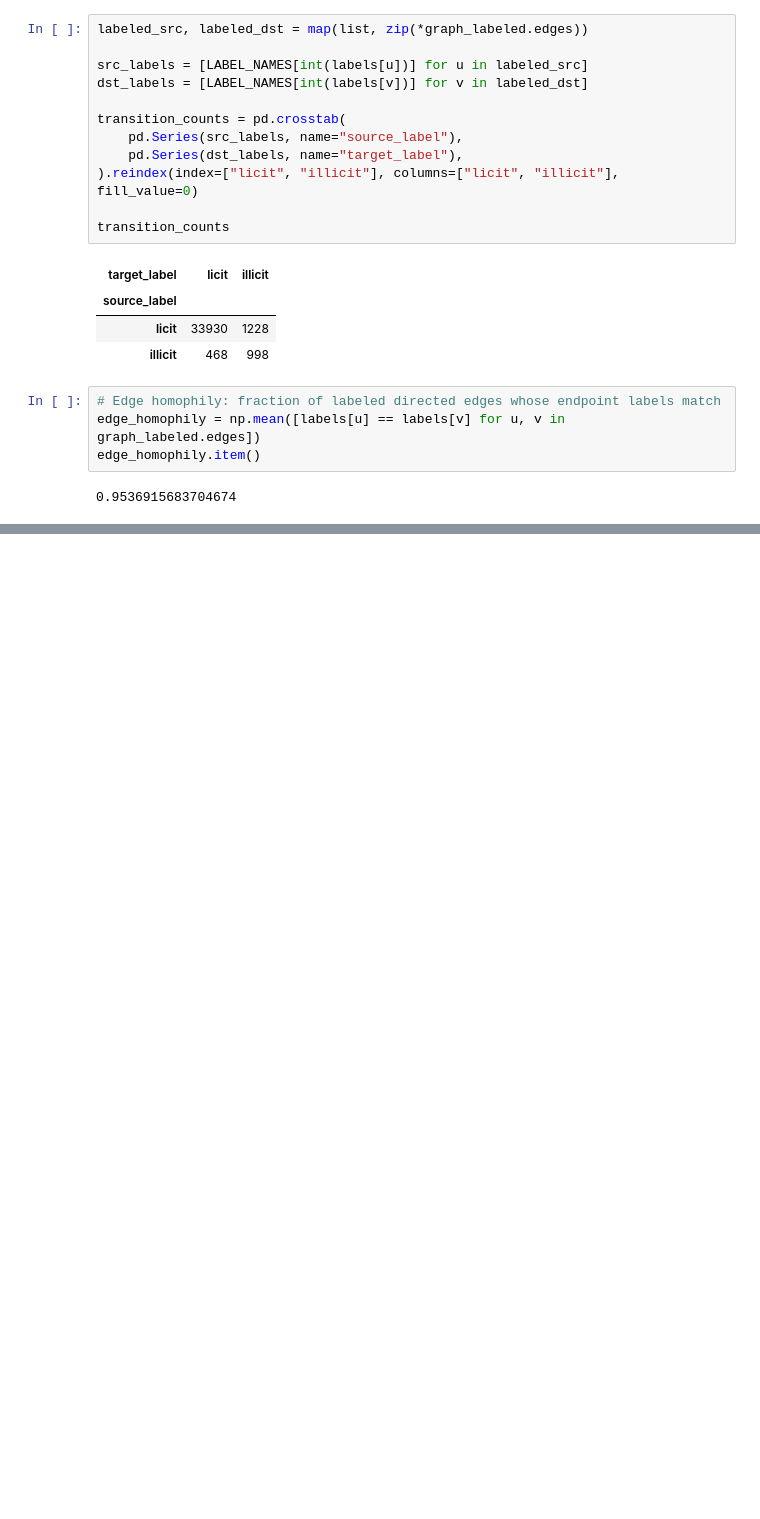
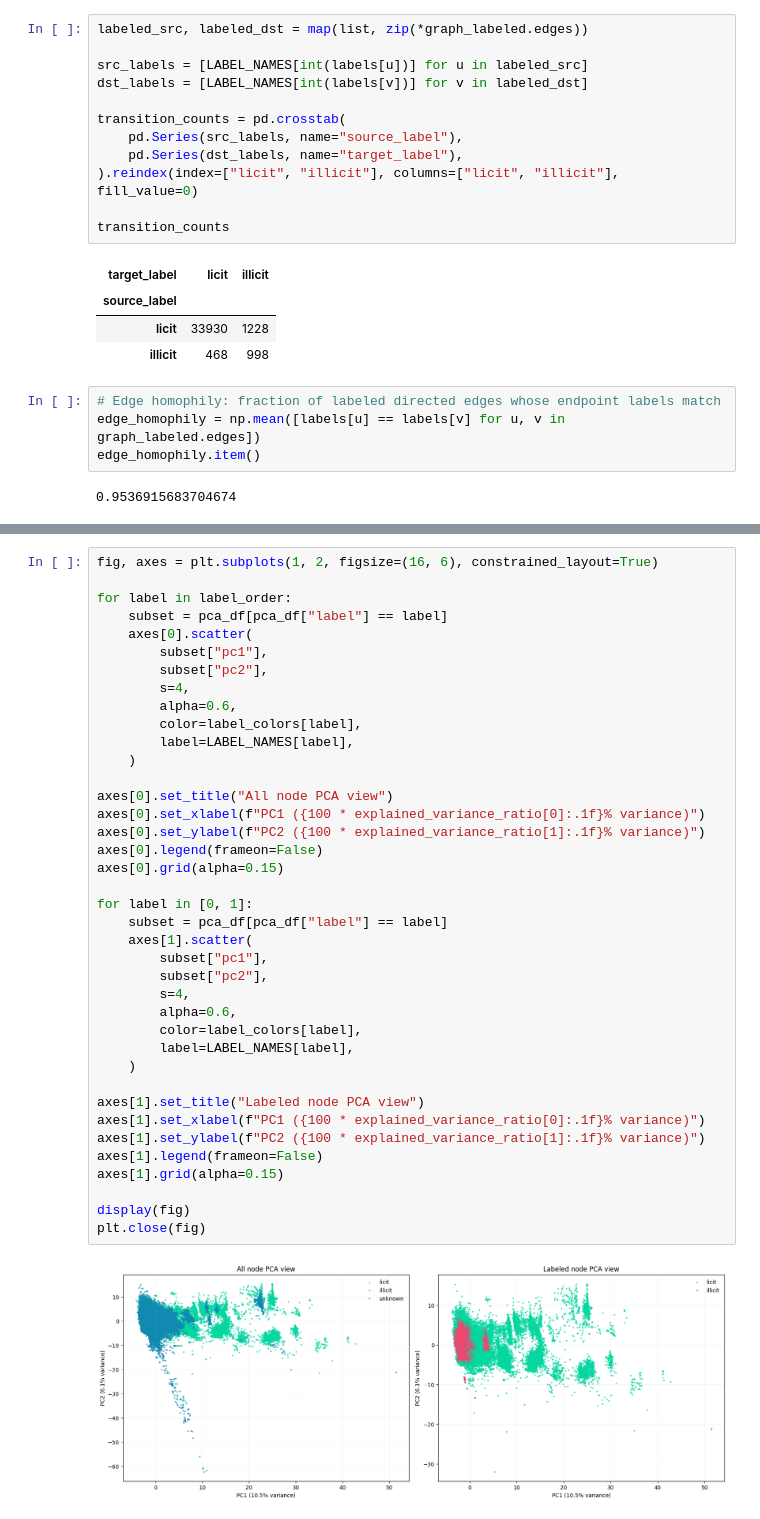
Before and after one commit to Sanchayan-Bhowal/BitcoinTransactionClassification, a Jupyter notebook: script/eda.ipynb, the cells around one changed output, grey strips where cells are left out. Saved outputs shown, nothing was run; the diff lists cells and outputs as text; blank space fills up the shorter version.

```diff
--- a/script/eda.ipynb
+++ b/script/eda.ipynb
@@ -170,0 +223,41 @@ edge_homophily.item()
+# %%
+fig, axes = plt.subplots(1, 2, figsize=(16, 6), constrained_layout=True)
+
+for label in label_order:
+    subset = pca_df[pca_df["label"] == label]
+    axes[0].scatter(
+        subset["pc1"],
+        subset["pc2"],
+        s=4,
+        alpha=0.6,
+        color=label_colors[label],
+        label=LABEL_NAMES[label],
+    )
+
+axes[0].set_title("All node PCA view")
+axes[0].set_xlabel(f"PC1 ({100 * explained_variance_ratio[0]:.1f}% variance)")
+axes[0].set_ylabel(f"PC2 ({100 * explained_variance_ratio[1]:.1f}% variance)")
+axes[0].legend(frameon=False)
+axes[0].grid(alpha=0.15)
+
+for label in [0, 1]:
+    subset = pca_df[pca_df["label"] == label]
+    axes[1].scatter(
+        subset["pc1"],
+        subset["pc2"],
+        s=4,
+        alpha=0.6,
+        color=label_colors[label],
+        label=LABEL_NAMES[label],
+    )
+
+axes[1].set_title("Labeled node PCA view")
+axes[1].set_xlabel(f"PC1 ({100 * explained_variance_ratio[0]:.1f}% variance)")
+axes[1].set_ylabel(f"PC2 ({100 * explained_variance_ratio[1]:.1f}% variance)")
+axes[1].legend(frameon=False)
+axes[1].grid(alpha=0.15)
+
+display(fig)
+plt.close(fig)
+# %% [output]
+[figure, added]
```
Also changed, not shown: parts of 6 cells of this notebook, 4 other files.
